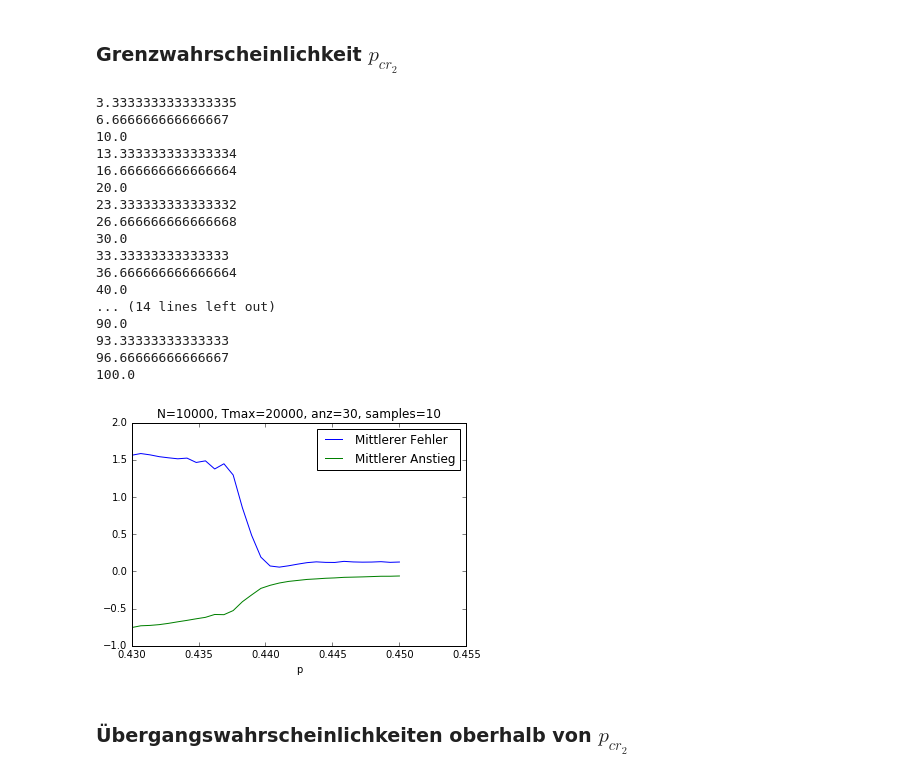
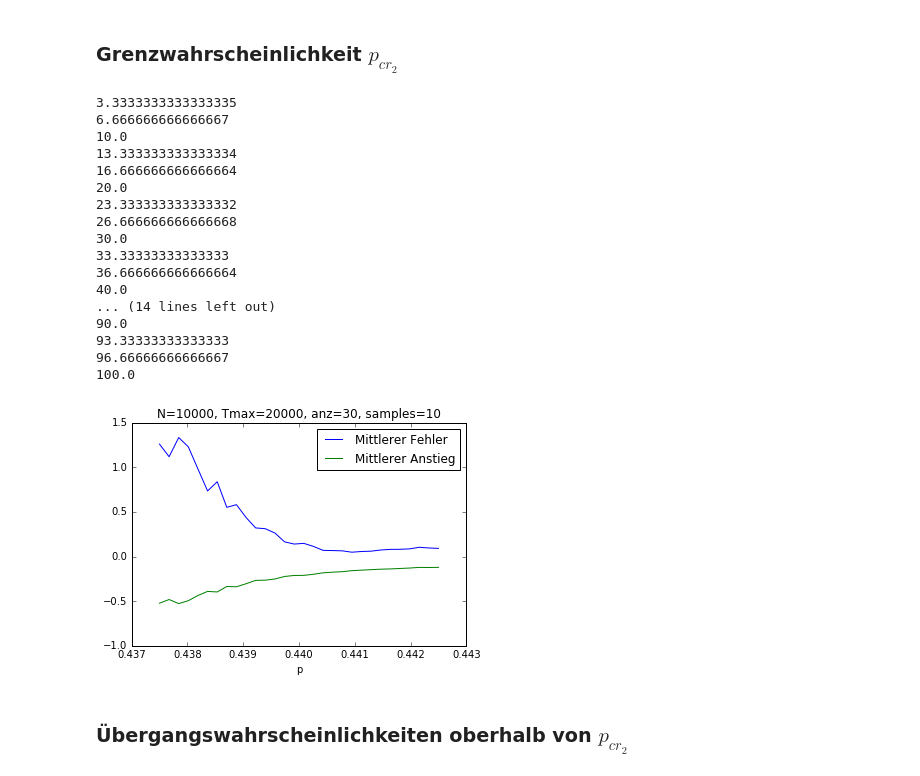
Before and after one commit to KlausMau/Perkolation, a Jupyter notebook: main_body/project_main.ipynb, the cells around one changed output. Drawn from its saved outputs; the diff is of its cells as text; code cells hidden in the pictures.

```diff
--- a/main_body/project_main.ipynb
+++ b/main_body/project_main.ipynb
@@ -635,8 +635,8 @@ Logischerweise nur wirklichen analytischen Einfluss bei Übergangswahrscheinlich
 # %%
 anz=30
 samples=10
-start=0.43
-end=0.45
+start=0.4375
+end=0.4425
 Tmax=20000
 N=10000
 
@@ -663,34 +663,34 @@ for i in range(anz):
     print((i+1)/anz*100)  #Prozentanzeige
 
 fehler=np.array(fehler)/samples
 m=np.array(m)/samples
 
 py.plot(Ax,fehler,label="Mittlerer Fehler")
 py.plot(Ax,m,label="Mittlerer Anstieg")
 py.title("N={}, Tmax={}, anz={}, samples={}".format(N,Tmax,anz,samples))
 py.xlabel('p')
 py.legend(loc=0)
 py.savefig('./data/two_neighbors/cruc_prob/cruc_prob_{}_{}.png'.format(start,end), bbox_inches='tight')
 py.show()
 # %% [output]
 3.3333333333333335
 6.666666666666667
 10.0
 13.333333333333334
 16.666666666666664
 20.0
 23.333333333333332
 26.666666666666668
 30.0
 33.33333333333333
 36.666666666666664
 40.0
 ... (14 lines left out)
 90.0
 93.33333333333333
 96.66666666666667
 100.0
-[figure, old version]
+[figure, new version]
 # %% [markdown]
 ### Übergangswahrscheinlichkeiten oberhalb von $p_{cr_2}$
 # %% [markdown]
```
Also changed, not shown: 1 other file.
